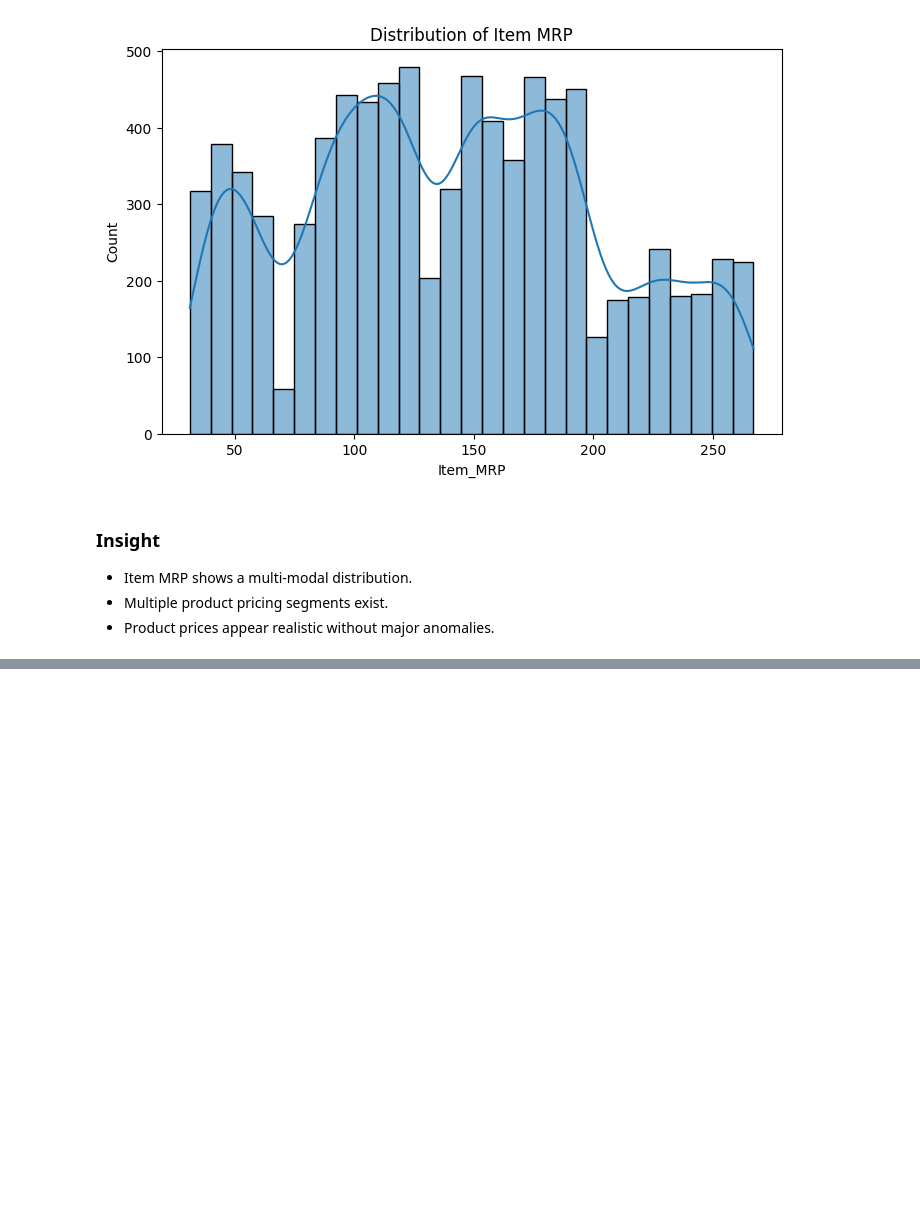
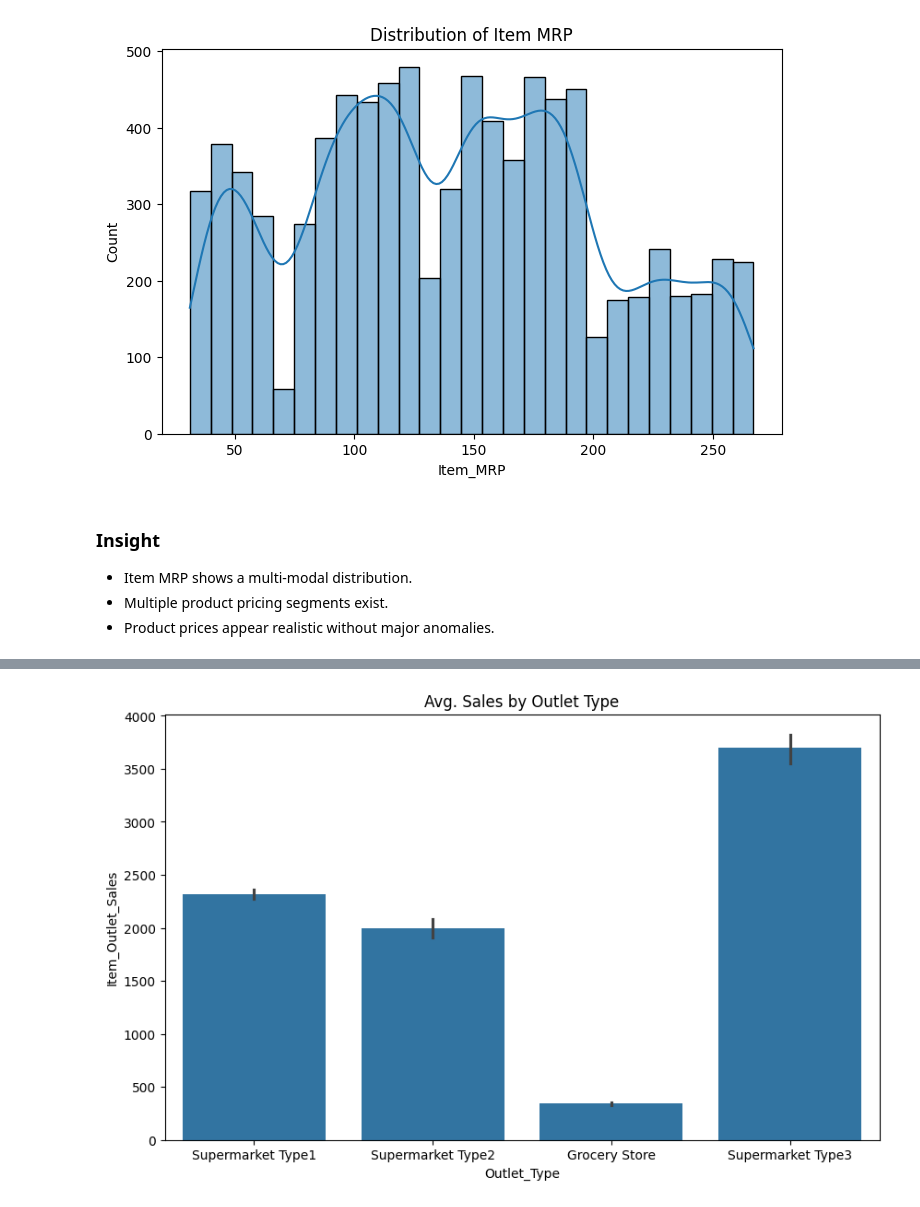
Before and after one commit to sauriin/blinkIT_analysis, a Jupyter notebook: python/eda_analysis.ipynb, the cells around one changed output, grey strips where cells are left out. Cells and saved outputs as stored; diff of their text form; code cells hidden in the pictures; blank space fills up the shorter version.

```diff
--- a/python/eda_analysis.ipynb
+++ b/python/eda_analysis.ipynb
@@ -128,0 +184,12 @@ plt.show()
+# %%
+plt.figure(figsize=(10,6))
+sns.barplot(
+    x='Outlet_Type',
+    y='Item_Outlet_Sales',
+    data = df
+)
+
+plt.title('Avg. Sales by Outlet Type')
+plt.show()
+# %% [output]
+[figure, added]
```
Also changed, not shown: parts of 43 cells of this notebook, 1 other file.
